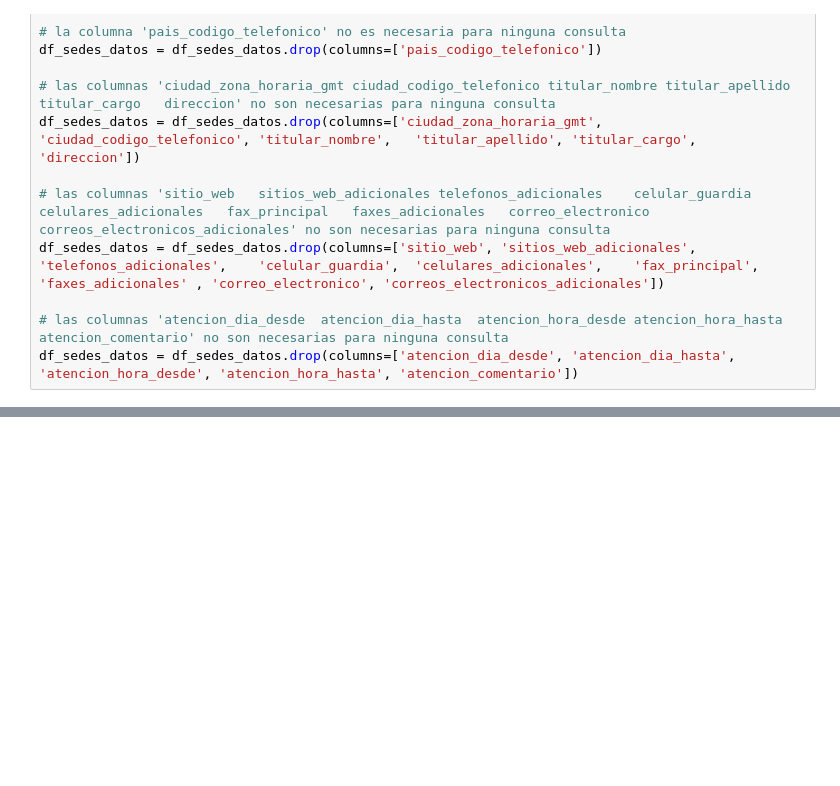
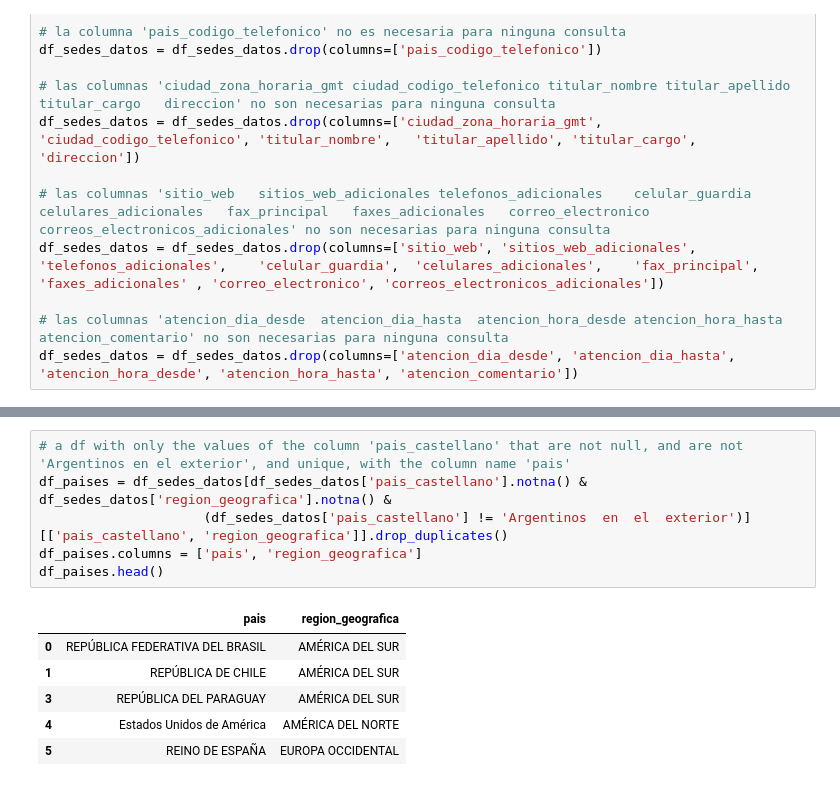
Before and after one commit to pedrobergaglio/tp1-ldd24, a Jupyter notebook: exploracion_datos.ipynb, the cells around one changed output, grey strips where cells are left out. Drawn from its saved outputs; the diff is of its cells as text; blank space fills up the shorter version.

```diff
--- a/exploracion_datos.ipynb
+++ b/exploracion_datos.ipynb
@@ -182,0 +216,13 @@ df_sedes_datos.head()
+# %%
+# a df with only the values of the column 'pais_castellano' that are not null, and are not 'Argentinos en el exterior', and unique, with the column name 'pais'
+df_paises = df_sedes_datos[df_sedes_datos['pais_castellano'].notna() & df_sedes_datos['region_geografica'].notna() &
+                     (df_sedes_datos['pais_castellano'] != 'Argentinos  en  el  exterior')][['pais_castellano', 'region_geografica']].drop_duplicates()
+df_paises.columns = ['pais', 'region_geografica']
+df_paises.head()
+# %% [output]
+|  | pais | region_geografica |
+| 0 | REPÚBLICA FEDERATIVA DEL BRASIL | AMÉRICA DEL SUR |
+| 1 | REPÚBLICA DE CHILE | AMÉRICA DEL SUR |
+| 3 | REPÚBLICA DEL PARAGUAY | AMÉRICA DEL SUR |
+| 4 | Estados Unidos de América | AMÉRICA DEL NORTE |
+| 5 | REINO DE ESPAÑA | EUROPA OCCIDENTAL |
```
Also changed, not shown: parts of 14 cells of this notebook, 4 other files.
